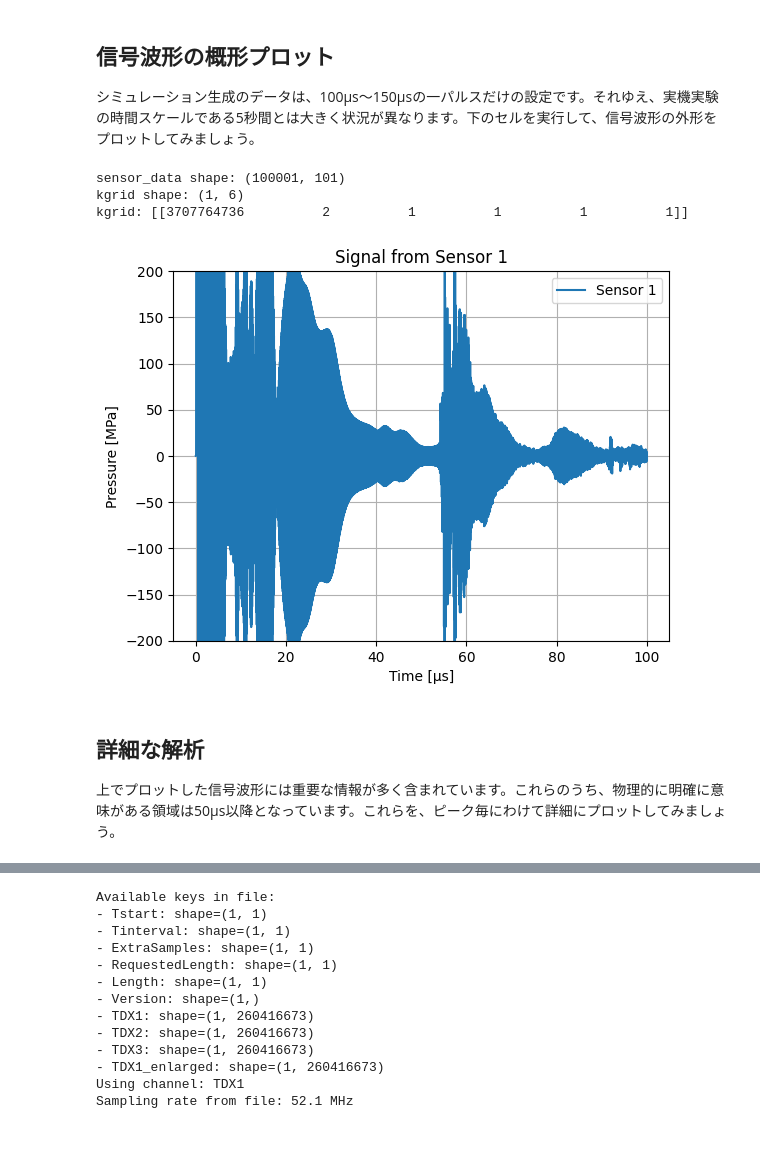
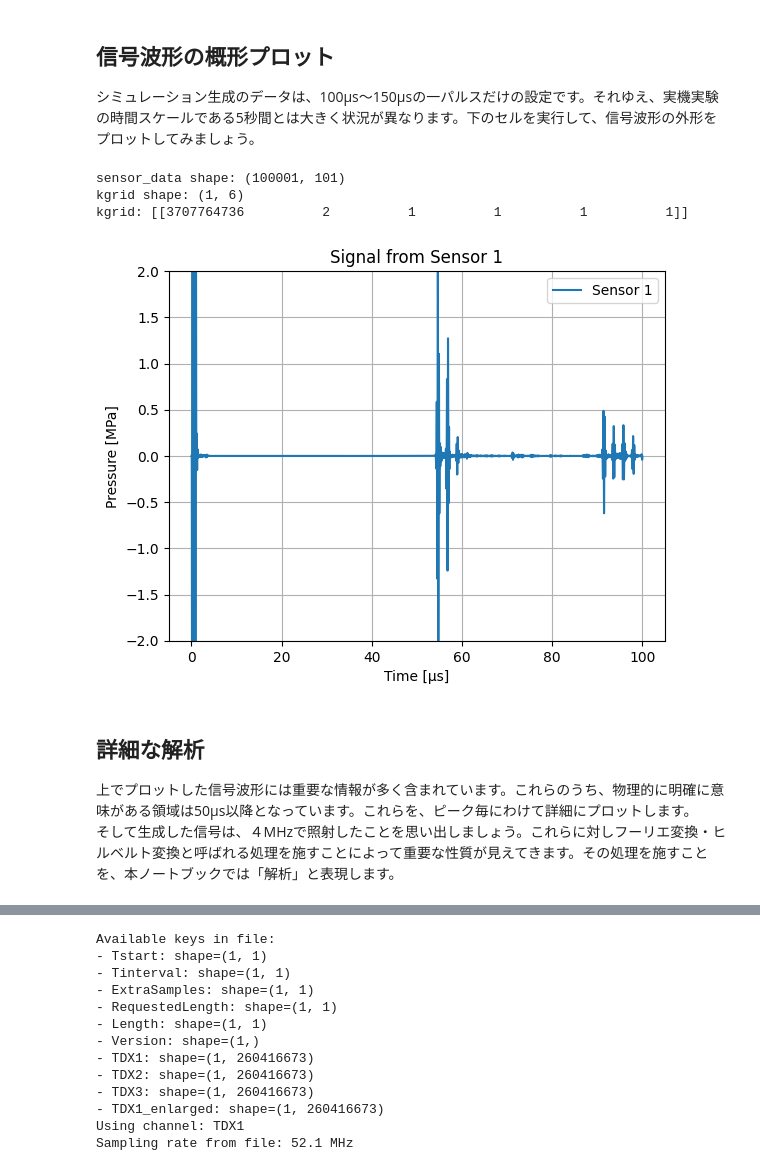
Before and after one commit to yymgc2003/kwavesource2d, a Jupyter notebook: viewer.ipynb, the cells around one changed output, grey strips where cells are left out. Cells and saved outputs as stored; diff of their text form; code cells hidden in the pictures; blank space fills up the shorter version.

```diff
--- a/viewer.ipynb
+++ b/viewer.ipynb
@@ -60,43 +60,44 @@ import h5py
 import numpy as np
 import matplotlib.pyplot as plt
 
-matfile = '/mnt/matsubara/tmp/data/solid_liquid_reflector3.mat'
+matfile = '/mnt/matsubara/signal_sandbox/solid12.mat'
 
 with h5py.File(matfile, 'r') as f:
     # sensor_dataの取得
     sensor_data = np.array(f['sensor_data'])  # shape: (10001, 32)
     print('sensor_data shape:', sensor_data.shape)
 
     # kgridの取得（内容によってはt_arrayが含まれている場合もある）
     if 'kgrid' in f:
         kgrid = np.array(f['kgrid'])
         print('kgrid shape:', kgrid.shape)
         print('kgrid:', kgrid)
     else:
         kgrid = None
 
 # 仮の時間軸を作成（例: 10001点, サンプリング間隔dt=1.0e-8秒と仮定）
 dt = 1/sensor_data.shape[0]*1e-4
 t_array = np.arange(sensor_data.shape[0]) * dt
 
 # 1ch目の信号をプロット
 plt.figure()
 plt.plot(t_array * 1e6, sensor_data[:, 16] * 1e-4, label='Sensor 1')
 plt.xlabel('Time [μs]')
 plt.ylabel('Pressure [MPa]')
-plt.ylim(-200, 200)  # y軸の範囲を-0.2から0.2に設定
+plt.ylim(-2, 2)  # y軸の範囲を-0.2から0.2に設定
 plt.title('Signal from Sensor 1')
 plt.grid(True)
 plt.legend()
 plt.show()
 # %% [output]
 sensor_data shape: (100001, 101)
 kgrid shape: (1, 6)
 kgrid: [[3707764736          2          1          1          1          1]]
-[figure, old version]
+[figure, new version]
 # %% [markdown]
 ## 詳細な解析
-上でプロットした信号波形には重要な情報が多く含まれています。これらのうち、物理的に明確に意味がある領域は50μs以降となっています。これらを、ピーク毎にわけて詳細にプロットしてみましょう。
+上でプロットした信号波形には重要な情報が多く含まれています。これらのうち、物理的に明確に意味がある領域は50μs以降となっています。これらを、ピーク毎にわけて詳細にプロットします。
+そして生成した信号は、４MHzで照射したことを思い出しましょう。これらに対しフーリエ変換・ヒルベルト変換と呼ばれる処理を施すことによって重要な性質が見えてきます。その処理を施すことを、本ノートブックでは「解析」と表現します。
 # %%
 
 start_us = 50  # 開始時間 [μs]
```
Also changed, not shown: parts of 3 cells of this notebook, 5 other files.
